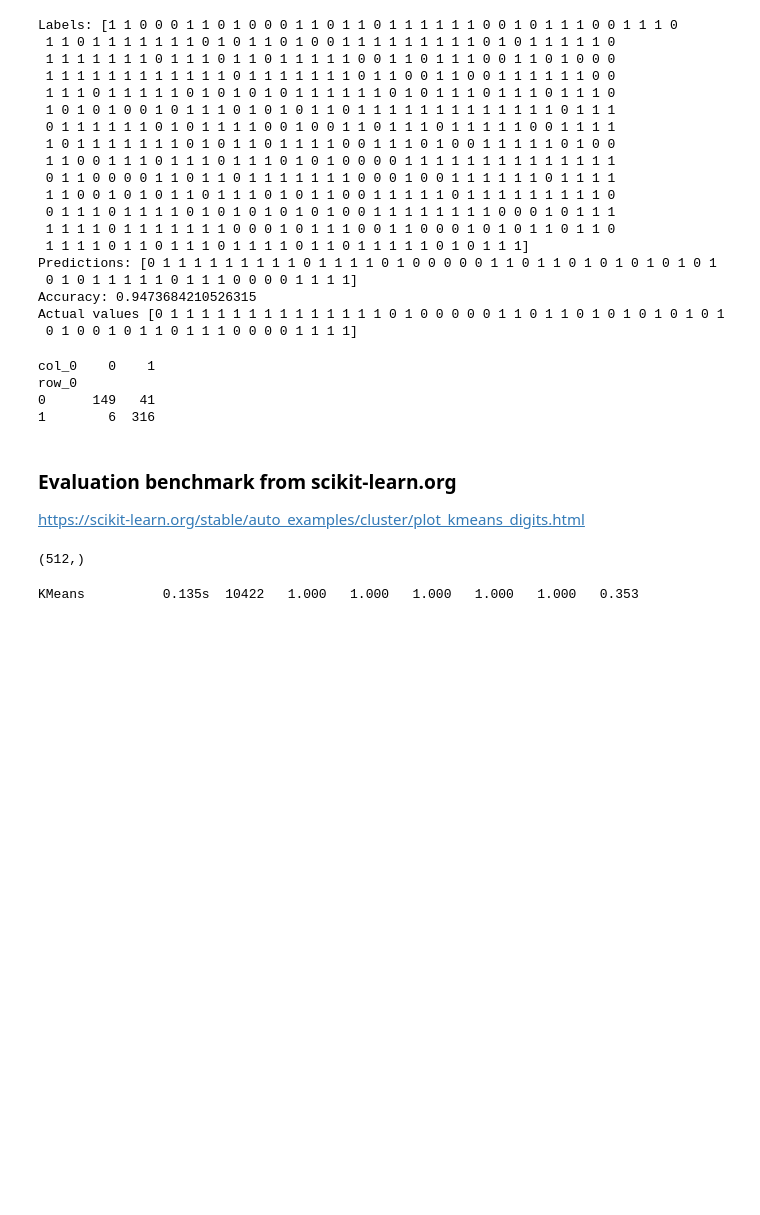
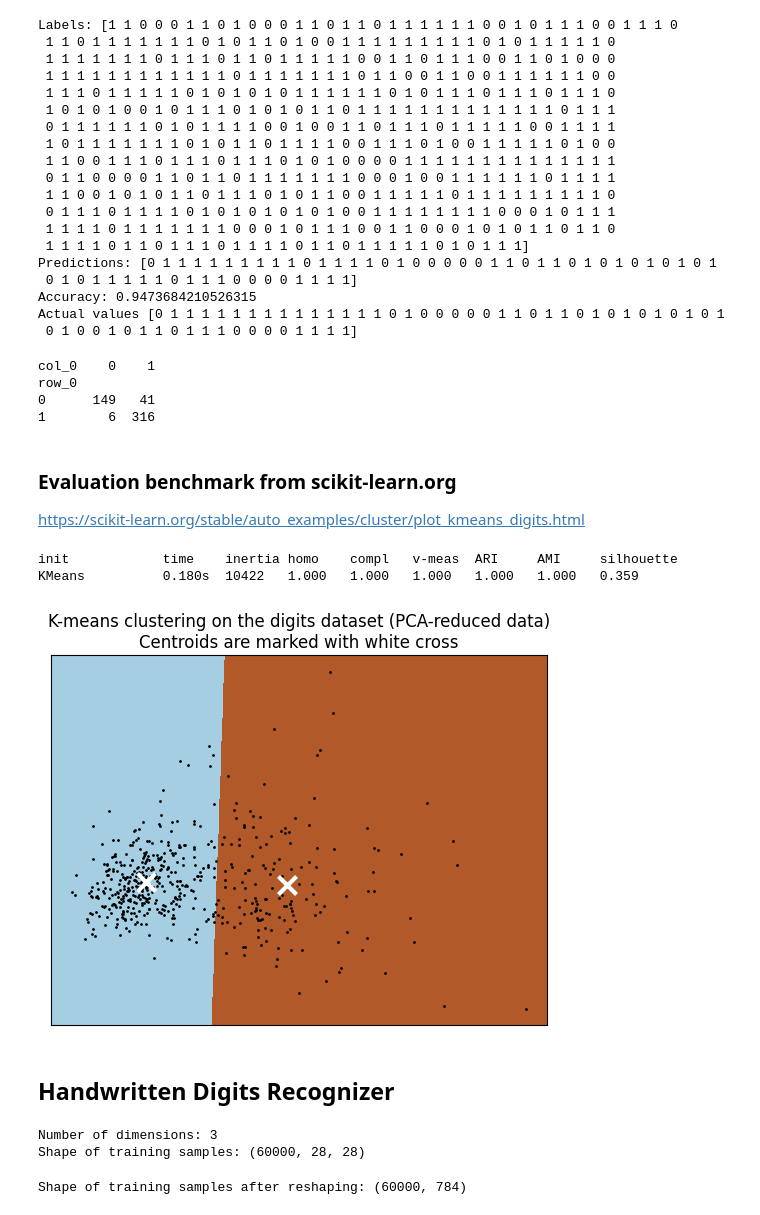
Before and after one commit to wiktorflorian/Learning, a Jupyter notebook: Python_learning/Scikit/scikit_course.ipynb, the cells around one changed output. Drawn from its saved outputs; the diff is of its cells as text; code cells hidden in the pictures; blank space fills up the shorter version.

```diff
--- a/Python_learning/Scikit/scikit_course.ipynb
+++ b/Python_learning/Scikit/scikit_course.ipynb
@@ -431,11 +434,63 @@ def bench_k_means(kmeans, name, data, labels):
         "{:9s}\t{:.3f}s\t{:.0f}\t{:.3f}\t{:.3f}\t{:.3f}\t{:.3f}\t{:.3f}\t{:.3f}"
     )
     print(formatter_result.format(*results))
-# %%
-print(labels.shape)
-# %% [output]
-(512,)
 # %%
+print("init\t\ttime\tinertia\thomo\tcompl\tv-meas\tARI\tAMI\tsilhouette")
 bench_k_means(kmeans=model, name="KMeans", data=X_train, labels=labels)
 # %% [output]
-KMeans          0.135s  10422   1.000   1.000   1.000   1.000   1.000   0.353
+init            time    inertia homo    compl   v-meas  ARI     AMI     silhouette
+KMeans          0.180s  10422   1.000   1.000   1.000   1.000   1.000   0.359
+# %%
+reduced_data = PCA(n_components=2).fit_transform(X_train)
+kmeans = KMeans(init="k-means++", n_clusters=2, n_init=4)
+kmeans.fit(reduced_data)
+
+# Step size of the mesh. Decrease to increase the quality of the VQ.
+h = 0.02  # point in the mesh [x_min, x_max]x[y_min, y_max].
+
+# Plot the decision boundary. For that, we will assign a color to each
+x_min, x_max = reduced_data[:, 0].min() - 1, reduced_data[:, 0].max() + 1
+y_min, y_max = reduced_data[:, 1].min() - 1, reduced_data[:, 1].max() + 1
+xx, yy = np.meshgrid(np.arange(x_min, x_max, h), np.arange(y_min, y_max, h))
+
+# Obtain labels for each point in mesh. Use last trained model.
+Z = kmeans.predict(np.c_[xx.ravel(), yy.ravel()])
+
+# Put the result into a color plot
+Z = Z.reshape(xx.shape)
+plt.figure(1)
+plt.clf()
+plt.imshow(
+    Z,
+    interpolation="nearest",
+    extent=(xx.min(), xx.max(), yy.min(), yy.max()),
+    cmap=plt.cm.Paired,
+    aspect="auto",
+    origin="lower",
+)
+
+plt.plot(reduced_data[:, 0], reduced_data[:, 1], "k.", markersize=2)
+# Plot the centroids as a white X
+centroids = kmeans.cluster_centers_
+plt.scatter(
+    centroids[:, 0],
+    centroids[:, 1],
+    marker="x",
+    s=169,
+    linewidths=3,
+    color="w",
+    zorder=10,
+)
+plt.title(
+    "K-means clustering on the digits dataset (PCA-reduced data)\n"
+    "Centroids are marked with white cross"
+)
+plt.xlim(x_min, x_max)
+plt.ylim(y_min, y_max)
+plt.xticks(())
+plt.yticks(())
+plt.show()
+# %% [output]
+[figure, added]
+# %% [markdown]
+## Handwritten Digits Recognizer
@@ -441,0 +511,12 @@ KMeans          0.135s  10422   1.000   1.000   1.000   1.000   1.000   0.353
+# %%
+print(f"Number of dimensions: {x_train.ndim}\nShape of training samples: {x_train.shape}")
+# %% [output]
+Number of dimensions: 3
+Shape of training samples: (60000, 28, 28)
+# %%
+# reshaping
+x_train = x_train.reshape((-1, 28*28))
+x_test = x_test.reshape((-1, 28*28))
+print(f"Shape of training samples after reshaping: {x_train.shape}")
+# %% [output]
+Shape of training samples after reshaping: (60000, 784)
```
Also changed, not shown: parts of 12 cells of this notebook.
